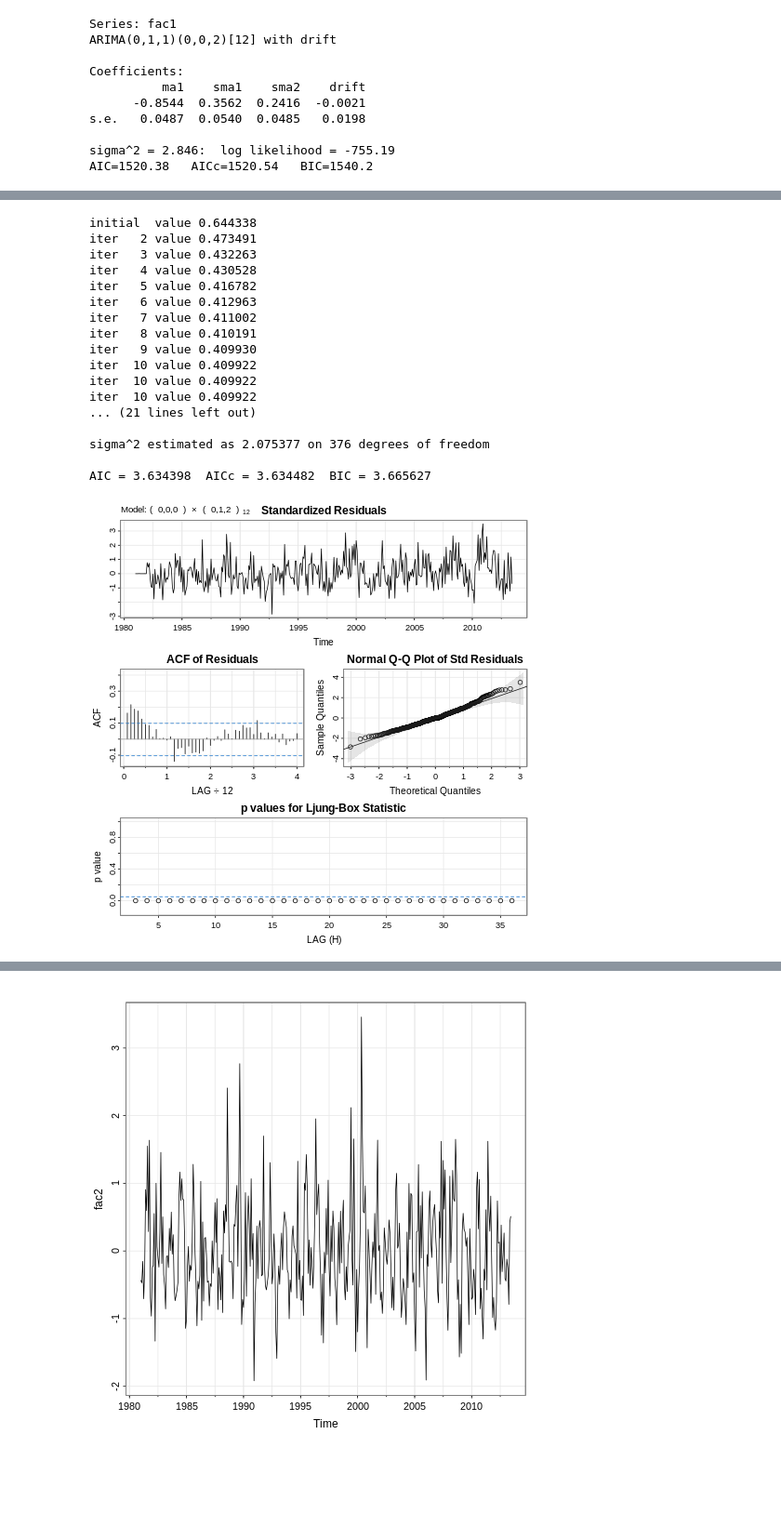
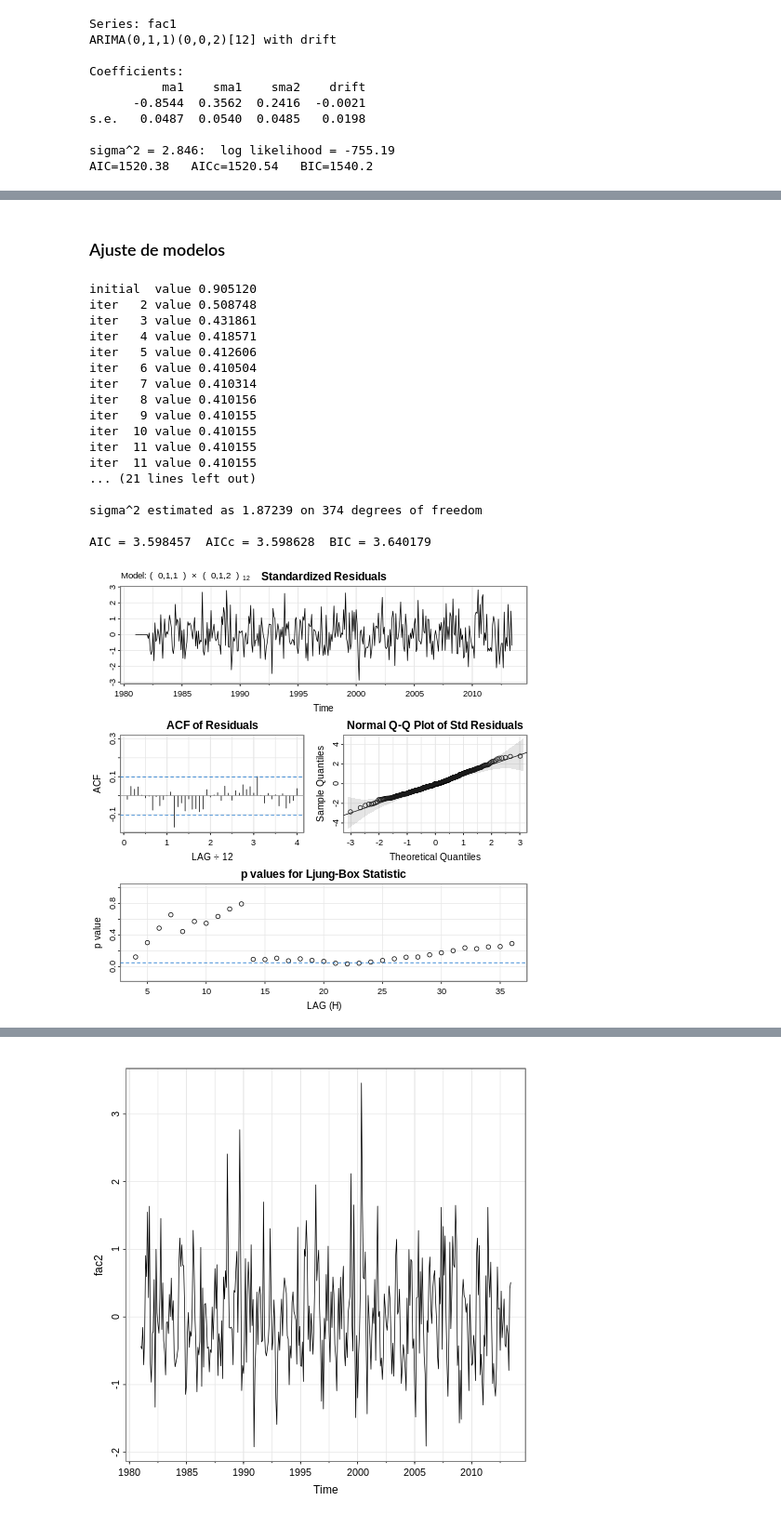
Before and after one commit to jofmorenore/TS_Climatic, a Jupyter notebook: R/SeasonalDFM_PrecipitationAirports6C.ipynb, the cells around one changed output, grey strips where cells are left out. Shown at 93% size. Drawn from its saved outputs; the diff is of its cells as text; code cells hidden in the pictures; blank space fills up the shorter version.

```diff
--- a/R/SeasonalDFM_PrecipitationAirports6C.ipynb
+++ b/R/SeasonalDFM_PrecipitationAirports6C.ipynb
@@ -573,23 +787,24 @@ AIC=1520.38   AICc=1520.54   BIC=1540.2
+# %% [markdown]
+### Ajuste de modelos
 # %%
 %%R
-SARIMA_f1 <- sarima(fac1, p = 0, d = 0, q = 0, P = 0, D = 1, Q = 2, S = 12,
-                 no.constant = T)
+SARIMA_f1_m1 <- astsa::sarima(fac1, p = 0, d = 1, q = 1, P = 0, D = 1, Q = 2, S = 12, no.constant = T)
 # %% [output]
-initial  value 0.644338
-iter   2 value 0.473491
-iter   3 value 0.432263
-iter   4 value 0.430528
-iter   5 value 0.416782
-iter   6 value 0.412963
-iter   7 value 0.411002
-iter   8 value 0.410191
-iter   9 value 0.409930
-iter  10 value 0.409922
-iter  10 value 0.409922
-iter  10 value 0.409922
+initial  value 0.905120
+iter   2 value 0.508748
+iter   3 value 0.431861
+iter   4 value 0.418571
+iter   5 value 0.412606
+iter   6 value 0.410504
+iter   7 value 0.410314
+iter   8 value 0.410156
+iter   9 value 0.410155
+iter  10 value 0.410155
+iter  11 value 0.410155
+iter  11 value 0.410155
 ... (21 lines left out)
 
-sigma^2 estimated as 2.075377 on 376 degrees of freedom
+sigma^2 estimated as 1.87239 on 374 degrees of freedom
 
-AIC = 3.634398  AICc = 3.634482  BIC = 3.665627
+AIC = 3.598457  AICc = 3.598628  BIC = 3.640179
-[figure, old version]
+[figure, new version]
```
Also changed, not shown: parts of 51 cells of this notebook.
